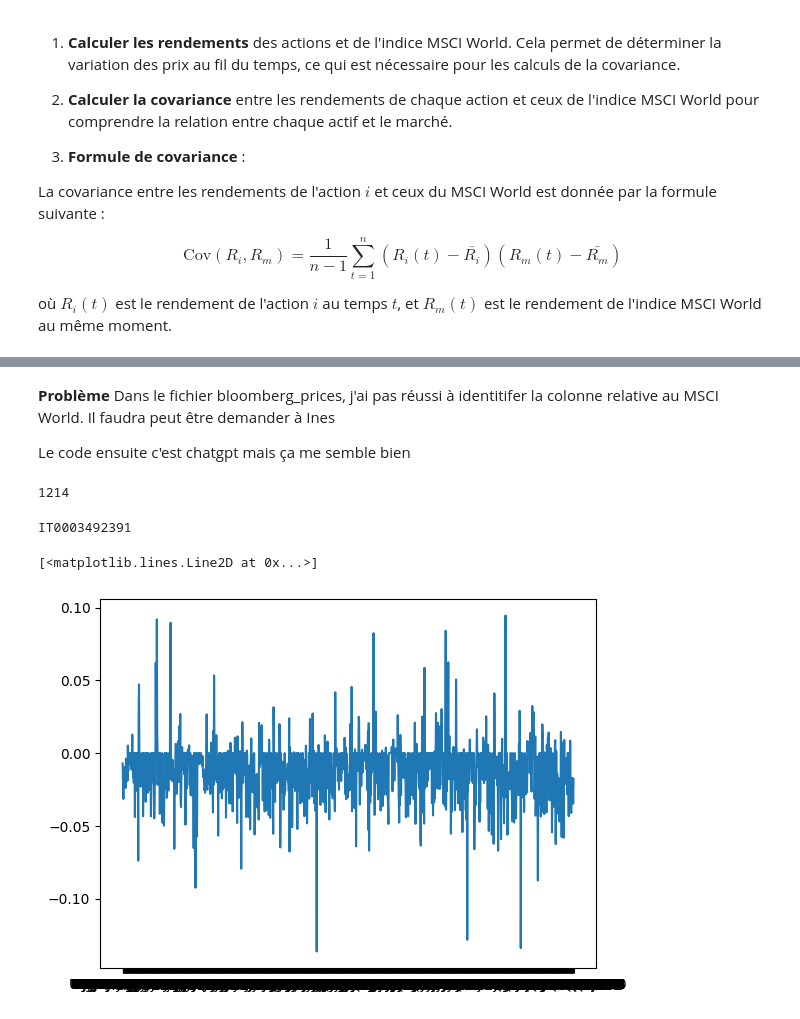
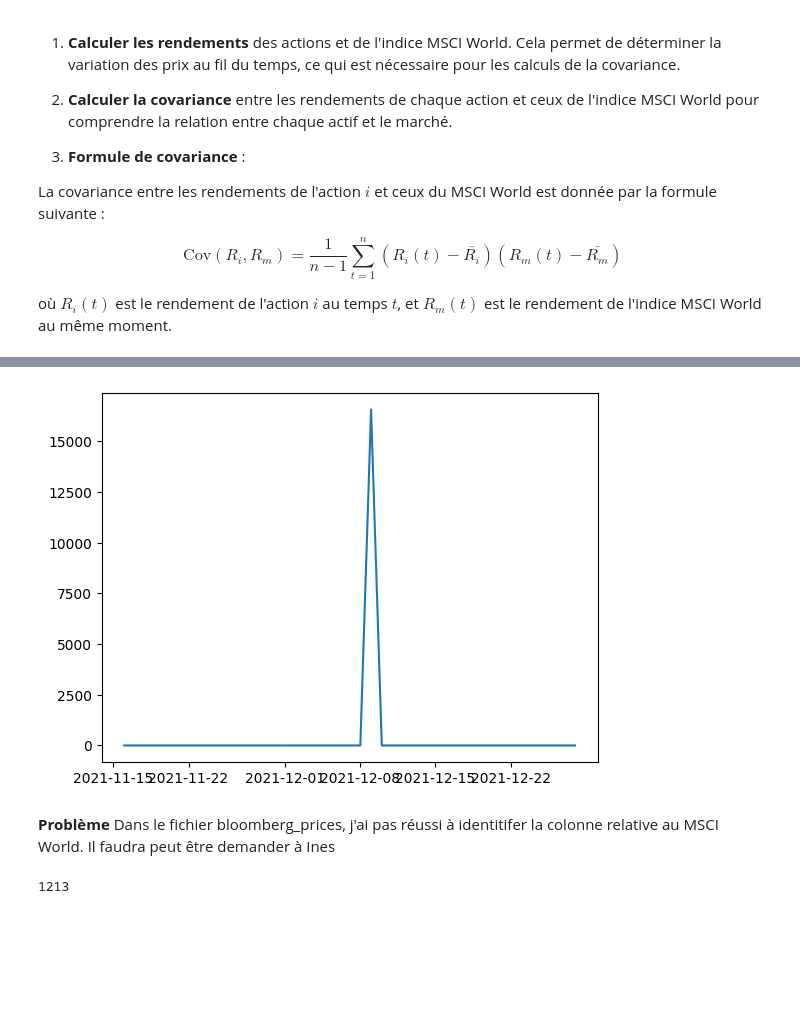
Before and after one commit to MoutetMaxime/net-zero-portfolio, a Jupyter notebook: code/test.ipynb, the cells around one changed output, grey strips where cells are left out. Saved outputs shown, nothing was run; the diff lists cells and outputs as text; code cells hidden in the pictures; blank space fills up the shorter version.

```diff
--- a/code/test.ipynb
+++ b/code/test.ipynb
@@ -92,8 +98,13 @@ print(market_returns.shape)
+# %%
+# We delete one firm
+
+plt.plot(returns["IT0003492391"].iloc[:31])
+returns = returns.drop(["IT0003492391"], axis=1)
+# %% [output]
+[figure, added]
 # %% [markdown]
 **Problème**
 Dans le fichier bloomberg_prices, j'ai pas réussi à identitifer la colonne relative au MSCI World. Il faudra peut être demander à Ines
-
-Le code ensuite c'est chatgpt mais ça me semble bien
 # %%
 cov_with_market = [
     returns[col].cov(market_returns["MXWO Index"]) for col in returns.columns
@@ -101,15 +112,7 @@ cov_with_market = [
 
 print(len(cov_with_market))
 # %% [output]
-1214
+1213
-# %%
-print(returns.columns[585])
-
-plt.plot(returns.iloc[585])
-# %% [output]
-IT0003492391
-[<matplotlib.lines.Line2D at 0x...>]
-[figure, removed]
 # %%
 # Variance du MSCI World
 msci_world_variance = market_returns.var()[0]
```
Also changed, not shown: parts of 8 cells of this notebook, 2 other files.
